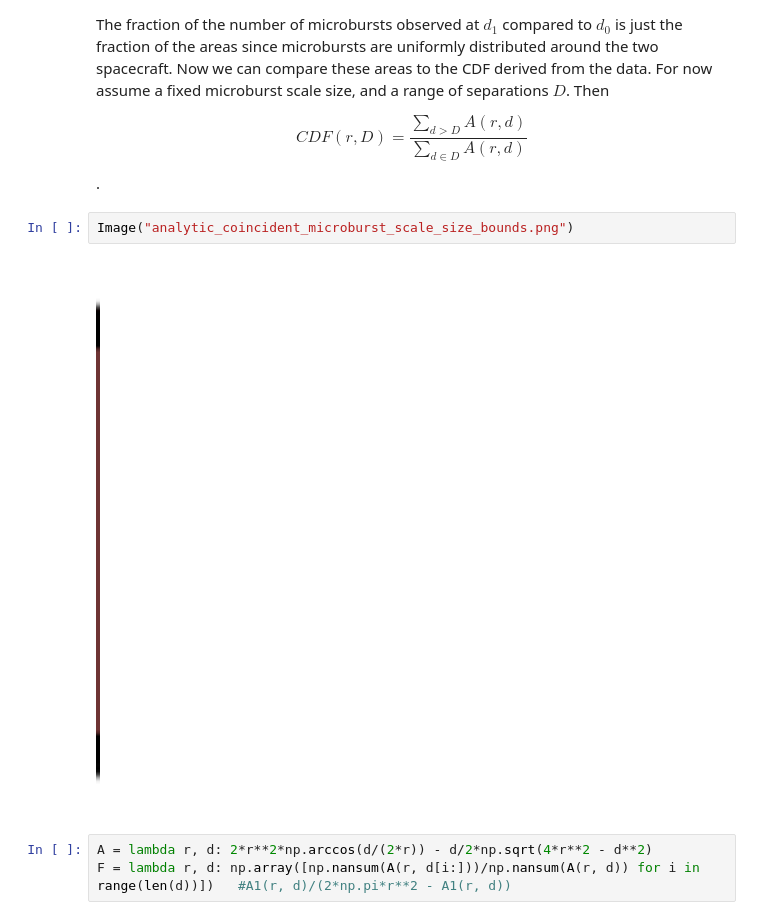
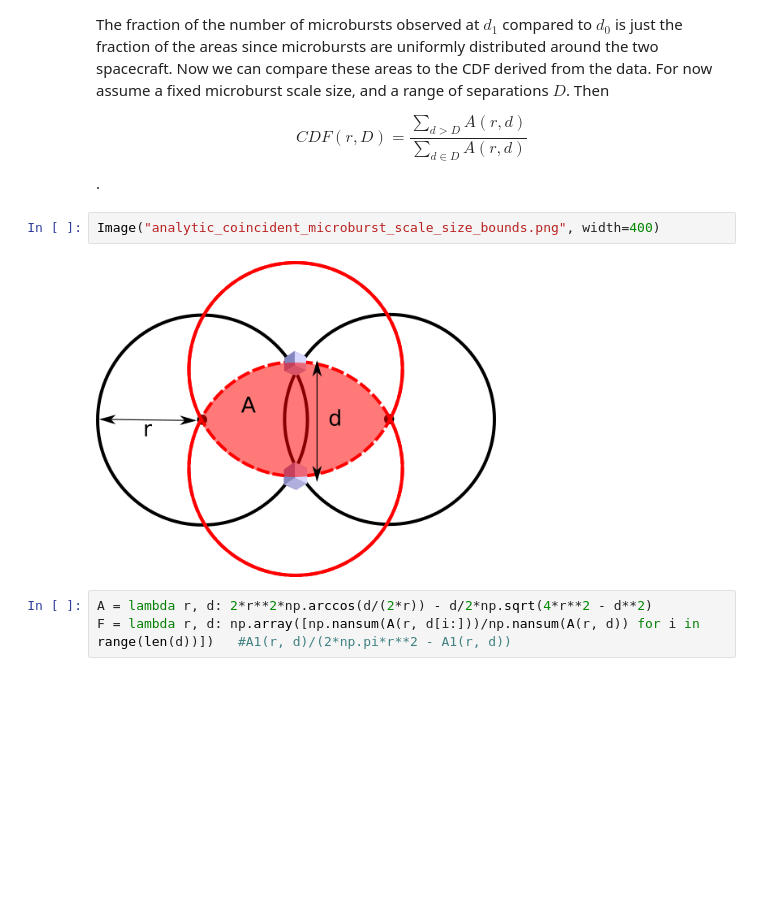
Before and after one commit to mshumko/ac6_microburst_scale_sizes, a Jupyter notebook: models/microburst_scale_size_model.ipynb, the cells around one changed output. Drawn from its saved outputs; the diff is of its cells as text; blank space fills up the shorter version.

```diff
--- a/models/microburst_scale_size_model.ipynb
+++ b/models/microburst_scale_size_model.ipynb
@@ -213,9 +218,9 @@ Lastly we calculate the microburst CDF. Compare the number of microbursts of siz
 CDF(r, D) = \frac{\sum_{d > D} A(r, d)}{\sum_{d \in D} A(r, d)}
 \end{equation}.
 # %%
-Image("analytic_coincident_microburst_scale_size_bounds.png")
+Image("analytic_coincident_microburst_scale_size_bounds.png", width=400)
 # %% [output]
-[figure, old version]
+[figure, new version]
 # %%
 A = lambda r, d: 2*r**2*np.arccos(d/(2*r)) - d/2*np.sqrt(4*r**2 - d**2)
 F = lambda r, d: np.array([np.nansum(A(r, d[i:]))/np.nansum(A(r, d)) for i in range(len(d))])   #A1(r, d)/(2*np.pi*r**2 - A1(r, d))
```
Also changed, not shown: parts of 11 cells of this notebook.
